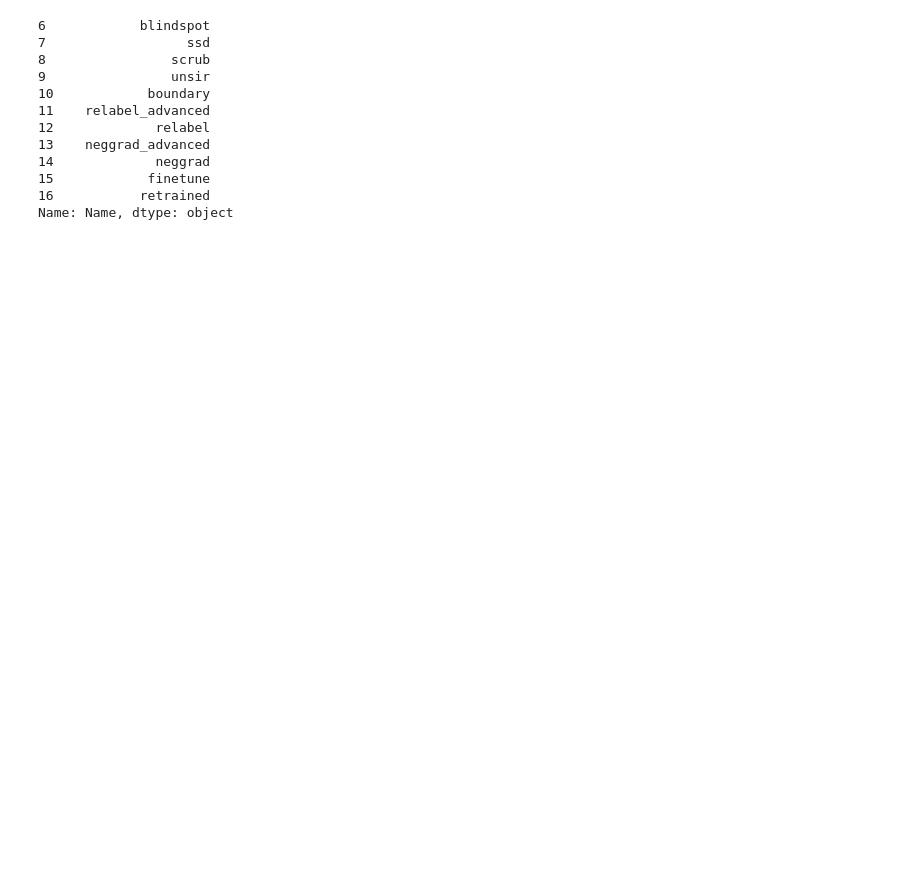
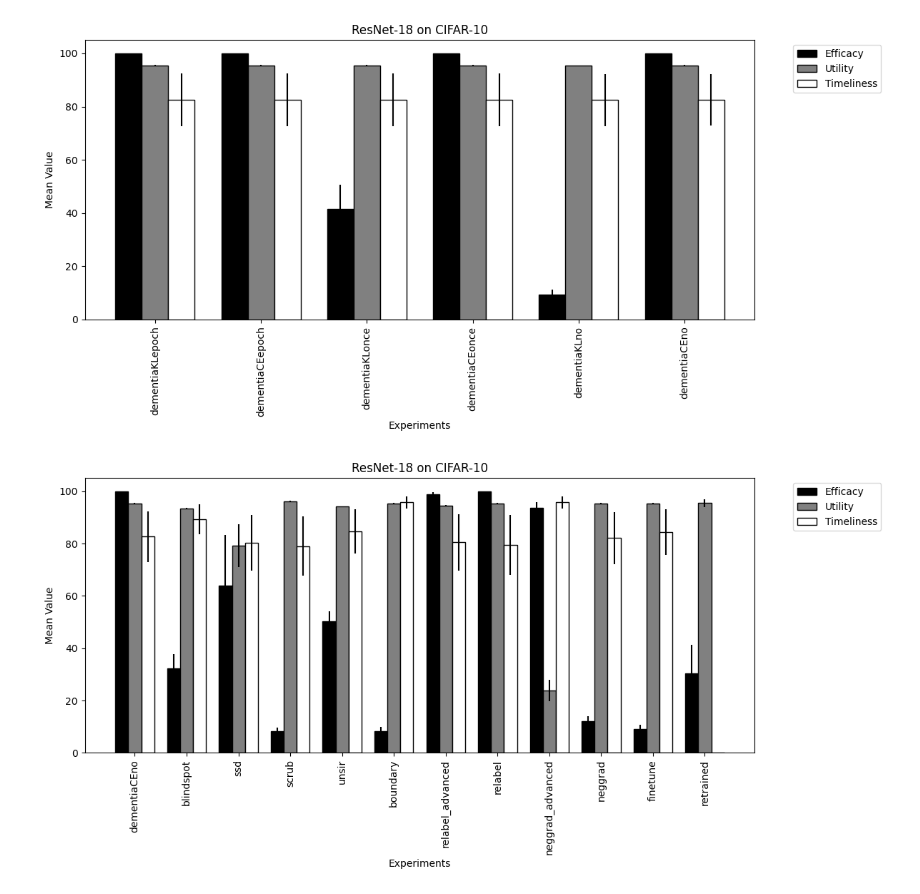
Before and after one commit to cspartalis/LoTUS, a Jupyter notebook: notebooks/results_viz.ipynb, the cells around one changed output. Cells and saved outputs as stored; diff of their text form; code cells hidden in the pictures; blank space fills up the shorter version.

Commit message:
Plots

```diff
--- a/notebooks/results_viz.ipynb
+++ b/notebooks/results_viz.ipynb
@@ -64,17 +63,0 @@ plt.show()  # Show the plot
-# %%
-baselines = experiments[6:-1]
-ablation = experiments[:6]
-baselines
-# %% [output]
-6            blindspot
-7                  ssd
-8                scrub
-9                unsir
-10            boundary
-11    relabel_advanced
-12             relabel
-13    neggrad_advanced
-14             neggrad
-15            finetune
-16           retrained
-Name: Name, dtype: object
@@ -80,0 +121,6 @@ Name: Name, dtype: object
+# %%
+plot("resnet18-cifar10.xlsx", "ResNet-18 on CIFAR-10", True)
+plot("resnet18-cifar10.xlsx", "ResNet-18 on CIFAR-10", False, "dementiaCEno")
+# %% [output]
+[figure, added]
+[figure, added]
```
Also changed, not shown: parts of 16 cells of this notebook, 32 other files.
